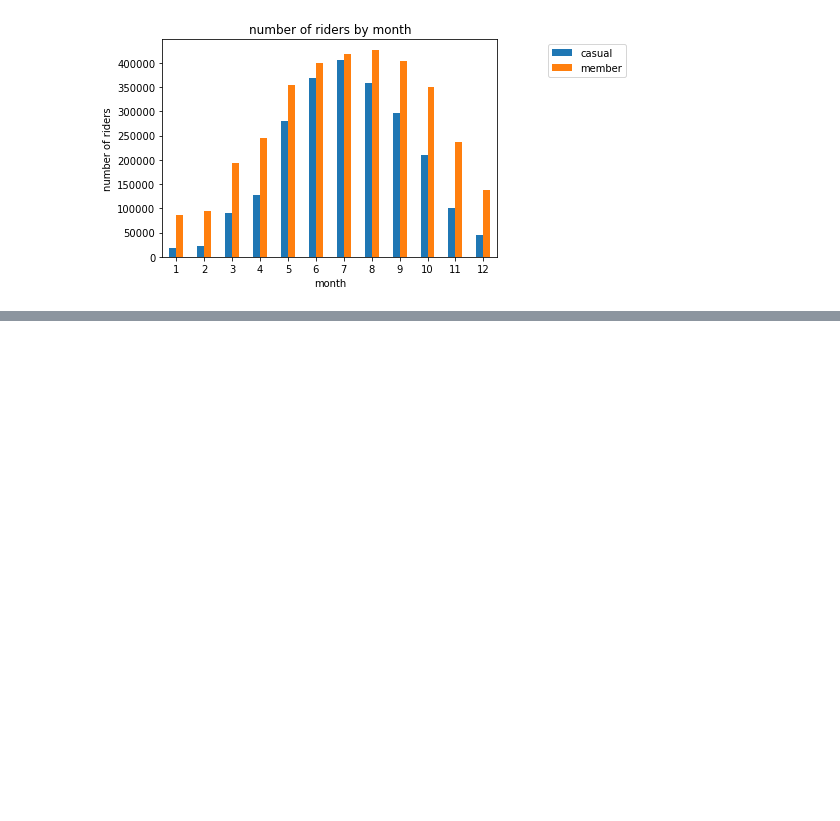
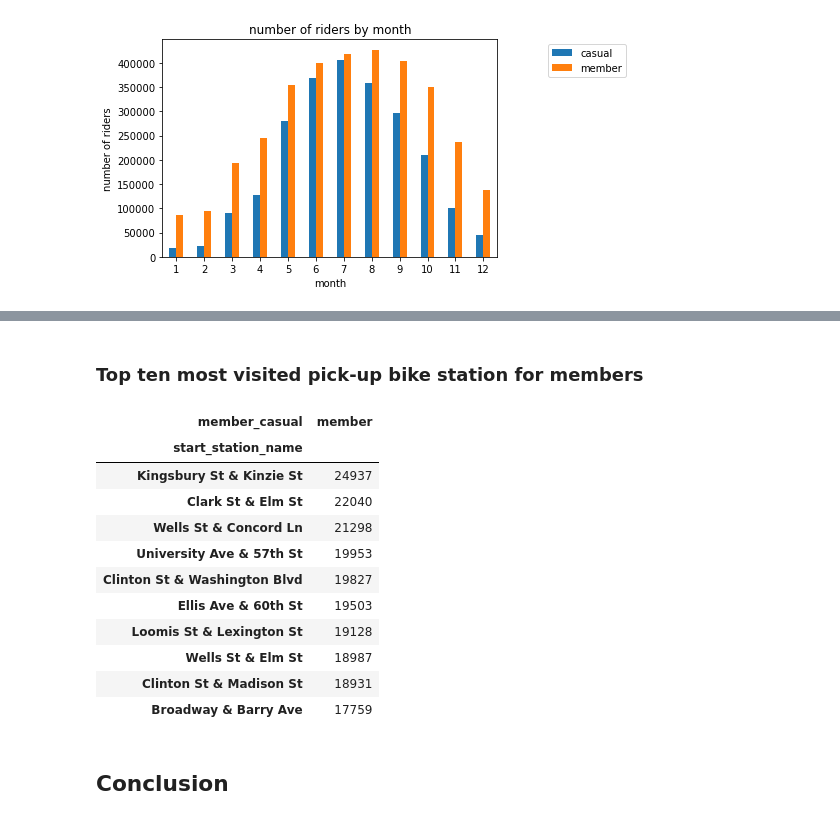
Before and after one commit to Hailey-Son/projects, a Jupyter notebook: cyclistic-case-study/case-study-1.ipynb, the cells around one changed output, grey strips where cells are left out. Drawn from its saved outputs; the diff is of its cells as text; code cells hidden in the pictures; blank space fills up the shorter version.

```diff
--- a/cyclistic-case-study/case-study-1.ipynb
+++ b/cyclistic-case-study/case-study-1.ipynb
@@ -311,0 +340,22 @@ plt.legend(bbox_to_anchor=(1.4, 1),loc='upper right');
+# %% [markdown]
+### Top ten most visited pick-up bike station for members
+# %%
+yearly_summary[yearly_summary['member_casual']=='member'].pivot_table(
+    values='ride_id', index='start_station_name',
+                           columns='member_casual',
+    aggfunc='count').sort_values(by=['member'],ascending=False).iloc[0:10]
+# %% [output]
+| member_casual | member |
+| start_station_name |  |
+| Kingsbury St & Kinzie St | 24937 |
+| Clark St & Elm St | 22040 |
+| Wells St & Concord Ln | 21298 |
+| University Ave & 57th St | 19953 |
+| Clinton St & Washington Blvd | 19827 |
+| Ellis Ave & 60th St | 19503 |
+| Loomis St & Lexington St | 19128 |
+| Wells St & Elm St | 18987 |
+| Clinton St & Madison St | 18931 |
+| Broadway & Barry Ave | 17759 |
+# %% [markdown]
+## Conclusion
```
Also changed, not shown: parts of 12 cells of this notebook.
